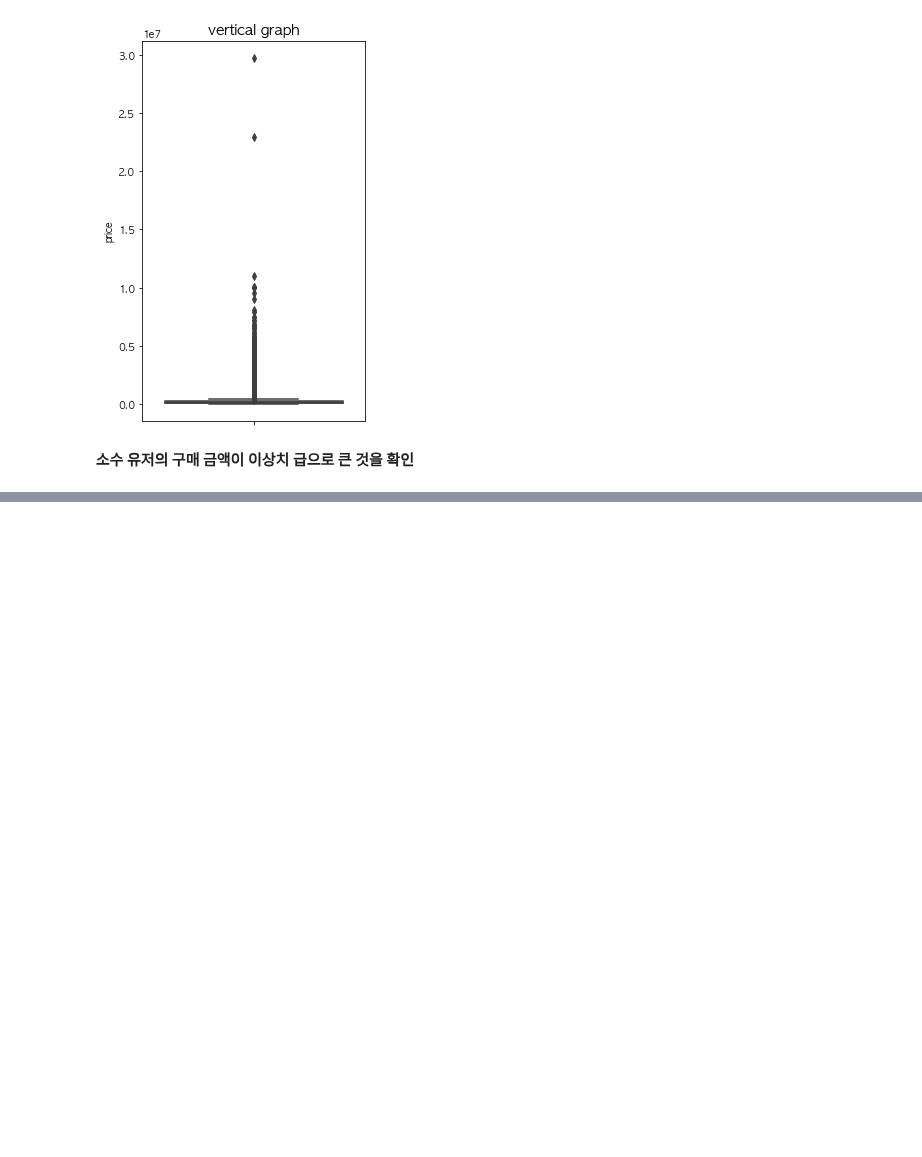
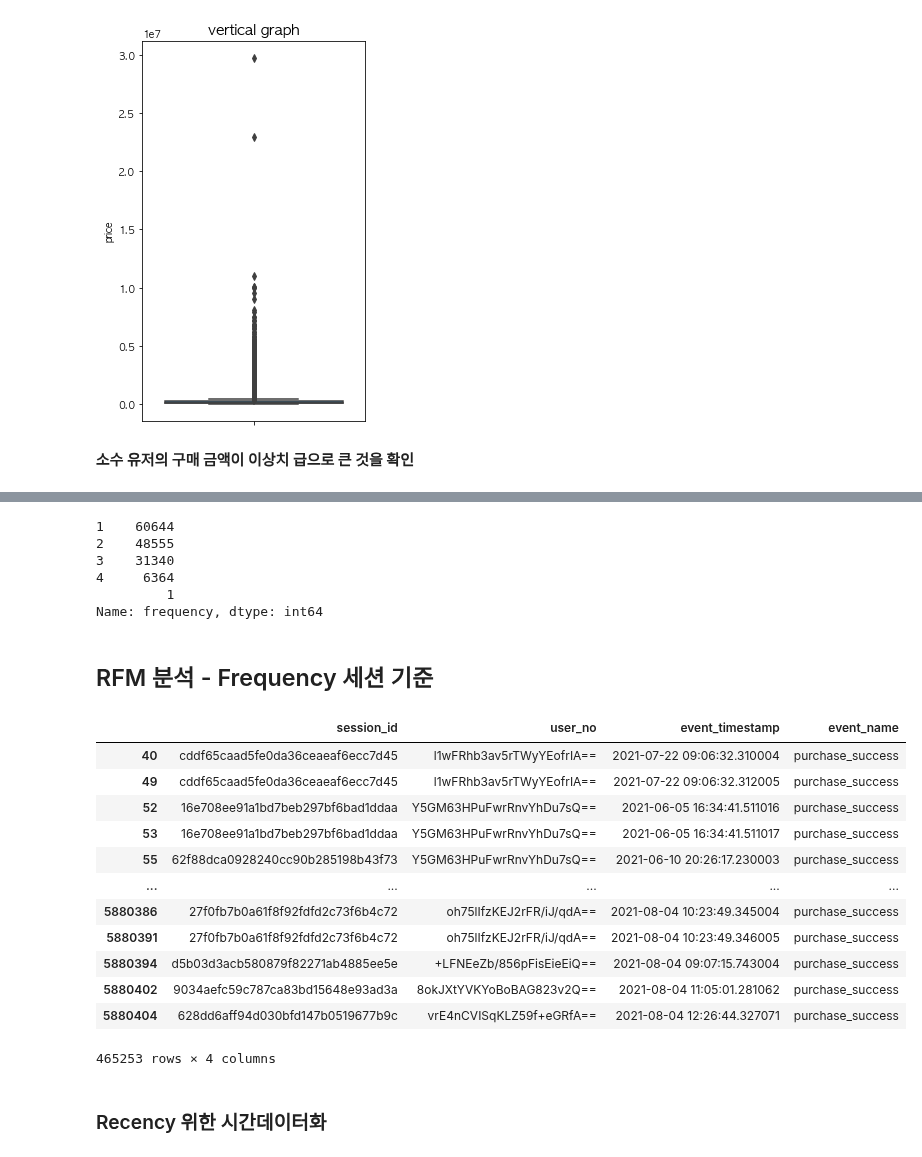
Before and after one commit to gr2edy/FastCampus_FinalProject_29cm, a Jupyter notebook: FC_FinalProject.ipynb, the cells around one changed output, grey strips where cells are left out. Cells and saved outputs as stored; diff of their text form; code cells hidden in the pictures; blank space fills up the shorter version.

```diff
--- a/FC_FinalProject.ipynb
+++ b/FC_FinalProject.ipynb
@@ -681,0 +492,29 @@ ValueError: The truth value of a Series is ambiguous. Use a.empty, a.bool(), a.i
+# %%
+user_purchase['frequency'].value_counts()
+# %% [output]
+1    60644
+2    48555
+3    31340
+4     6364
+         1
+Name: frequency, dtype: int64
+# %% [markdown]
+## RFM 분석 - Frequency 세션 기준
+# %%
+user_recency = df[df['event_name']=='purchase_success'][['session_id', 'user_no', 'event_timestamp', 'event_name']]
+# %%
+user_recency
+# %% [output]
+|  | session_id | user_no | event_timestamp | event_name |
+| 40 | cddf65caad5fe0da36ceaeaf6ecc7d45 | l1wFRhb3av5rTWyYEofrIA== | 2021-07-22 09:06:32.310004 | purchase_success |
+| 49 | cddf65caad5fe0da36ceaeaf6ecc7d45 | l1wFRhb3av5rTWyYEofrIA== | 2021-07-22 09:06:32.312005 | purchase_success |
+| 52 | 16e708ee91a1bd7beb297bf6bad1ddaa | Y5GM63HPuFwrRnvYhDu7sQ== | 2021-06-05 16:34:41.511016 | purchase_success |
+| 53 | 16e708ee91a1bd7beb297bf6bad1ddaa | Y5GM63HPuFwrRnvYhDu7sQ== | 2021-06-05 16:34:41.511017 | purchase_success |
+| 55 | 62f88dca0928240cc90b285198b43f73 | Y5GM63HPuFwrRnvYhDu7sQ== | 2021-06-10 20:26:17.230003 | purchase_success |
+| ... | ... | ... | ... | ... |
+| 5880386 | 27f0fb7b0a61f8f92fdfd2c73f6b4c72 | oh75lIfzKEJ2rFR/iJ/qdA== | 2021-08-04 10:23:49.345004 | purchase_success |
+| 5880391 | 27f0fb7b0a61f8f92fdfd2c73f6b4c72 | oh75lIfzKEJ2rFR/iJ/qdA== | 2021-08-04 10:23:49.346005 | purchase_success |
+| 5880394 | d5b03d3acb580879f82271ab4885ee5e | +LFNEeZb/856pFisEieEiQ== | 2021-08-04 09:07:15.743004 | purchase_success |
+| 5880402 | 9034aefc59c787ca83bd15648e93ad3a | 8okJXtYVKYoBoBAG823v2Q== | 2021-08-04 11:05:01.281062 | purchase_success |
+| 5880404 | 628dd6aff94d030bfd147b0519677b9c | vrE4nCVISqKLZ59f+eGRfA== | 2021-08-04 12:26:44.327071 | purchase_success |
+465253 rows × 4 columns
@@ -681,0 +529,2 @@ ValueError: The truth value of a Series is ambiguous. Use a.empty, a.bool(), a.i
+# %% [markdown]
+### Recency 위한 시간데이터화
```
Also changed, not shown: parts of 70 cells of this notebook.
